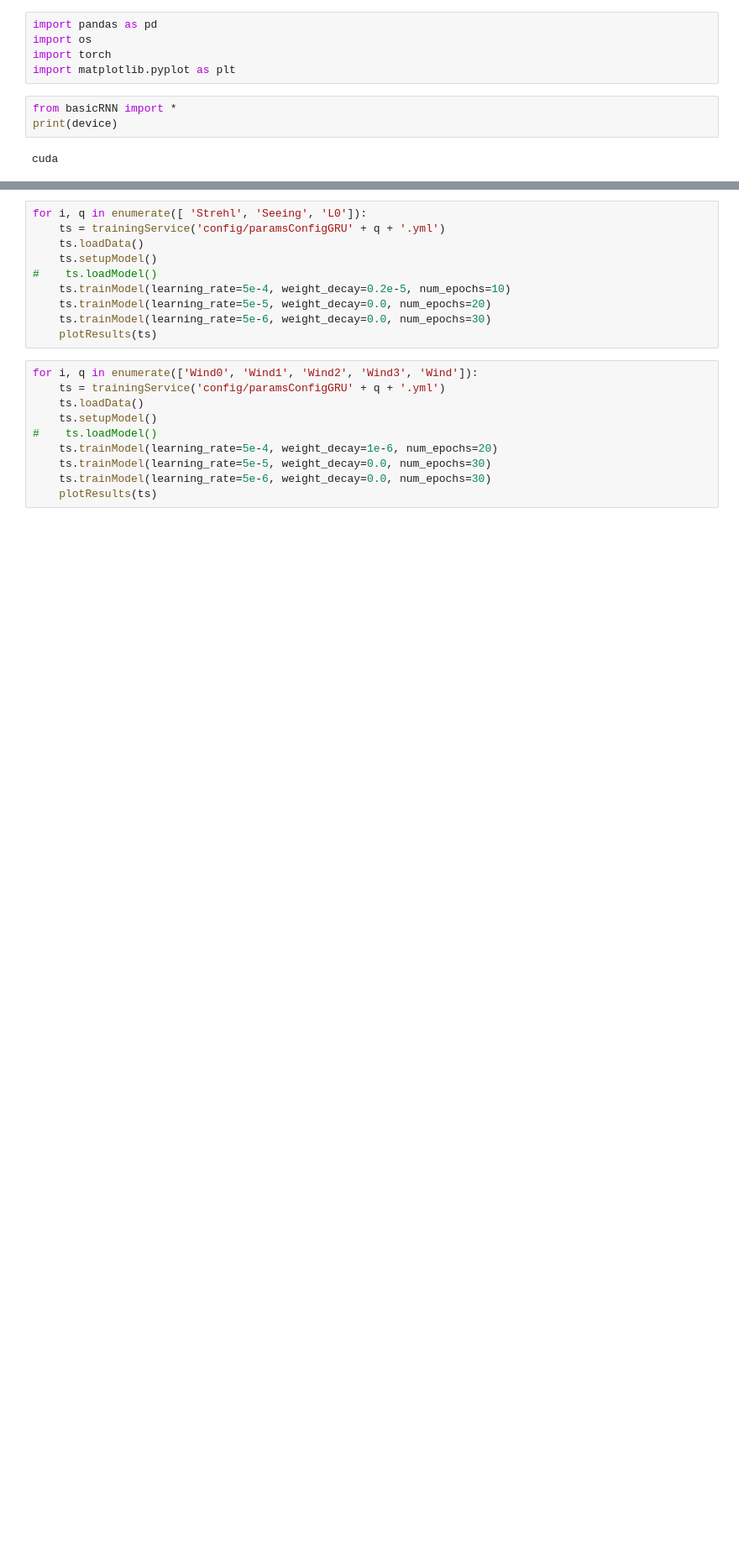
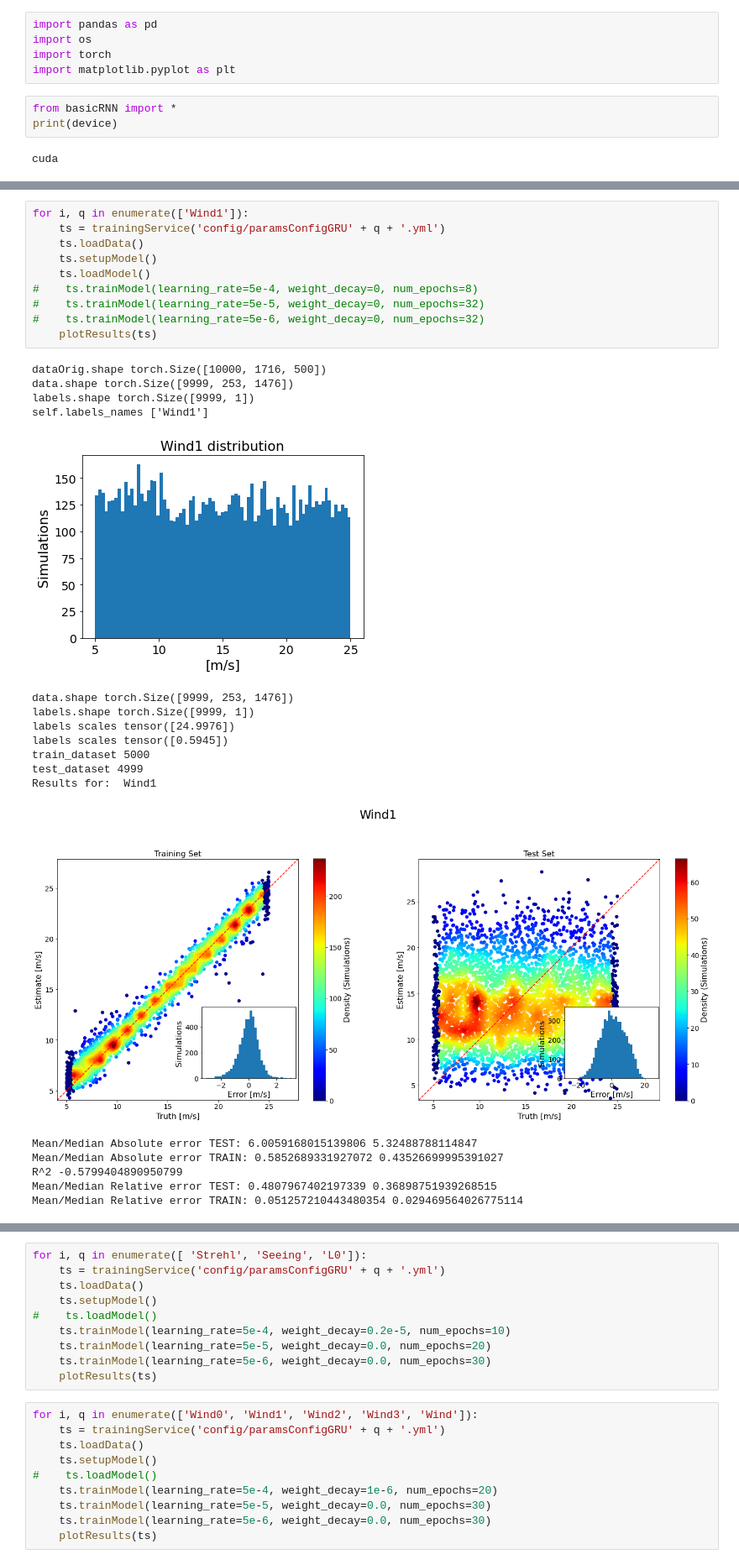
Before and after one commit to FabioRossiArcetri/ml4ao, a Jupyter notebook: basicRNN/dataViewGRU.ipynb, the cells around one changed output, grey strips where cells are left out. Shown: that part at 84% size. Cells and saved outputs as stored; diff of their text form; blank space fills up the shorter version.

```diff
--- a/basicRNN/dataViewGRU.ipynb
+++ b/basicRNN/dataViewGRU.ipynb
@@ -36,0 +35,29 @@ KeyboardInterrupt:
+# %%
+for i, q in enumerate(['Wind1']):
+    ts = trainingService('config/paramsConfigGRU' + q + '.yml')
+    ts.loadData()
+    ts.setupModel()
+    ts.loadModel()
+#    ts.trainModel(learning_rate=5e-4, weight_decay=0, num_epochs=8)
+#    ts.trainModel(learning_rate=5e-5, weight_decay=0, num_epochs=32)
+#    ts.trainModel(learning_rate=5e-6, weight_decay=0, num_epochs=32)
+    plotResults(ts)
+# %% [output]
+dataOrig.shape torch.Size([10000, 1716, 500])
+data.shape torch.Size([9999, 253, 1476])
+labels.shape torch.Size([9999, 1])
+self.labels_names ['Wind1']
+[figure, added]
+data.shape torch.Size([9999, 253, 1476])
+labels.shape torch.Size([9999, 1])
+labels scales tensor([24.9976])
+labels scales tensor([0.5945])
+train_dataset 5000
+test_dataset 4999
+Results for:  Wind1
+[figure, added]
+Mean/Median Absolute error TEST: 6.0059168015139806 5.32488788114847
+Mean/Median Absolute error TRAIN: 0.5852689331927072 0.43526699995391027
+R^2 -0.5799404890950799
+Mean/Median Relative error TEST: 0.4807967402197339 0.36898751939268515
+Mean/Median Relative error TRAIN: 0.051257210443480354 0.029469564026775114
```
Also changed, not shown: parts of 5 cells of this notebook, 20 other files.
